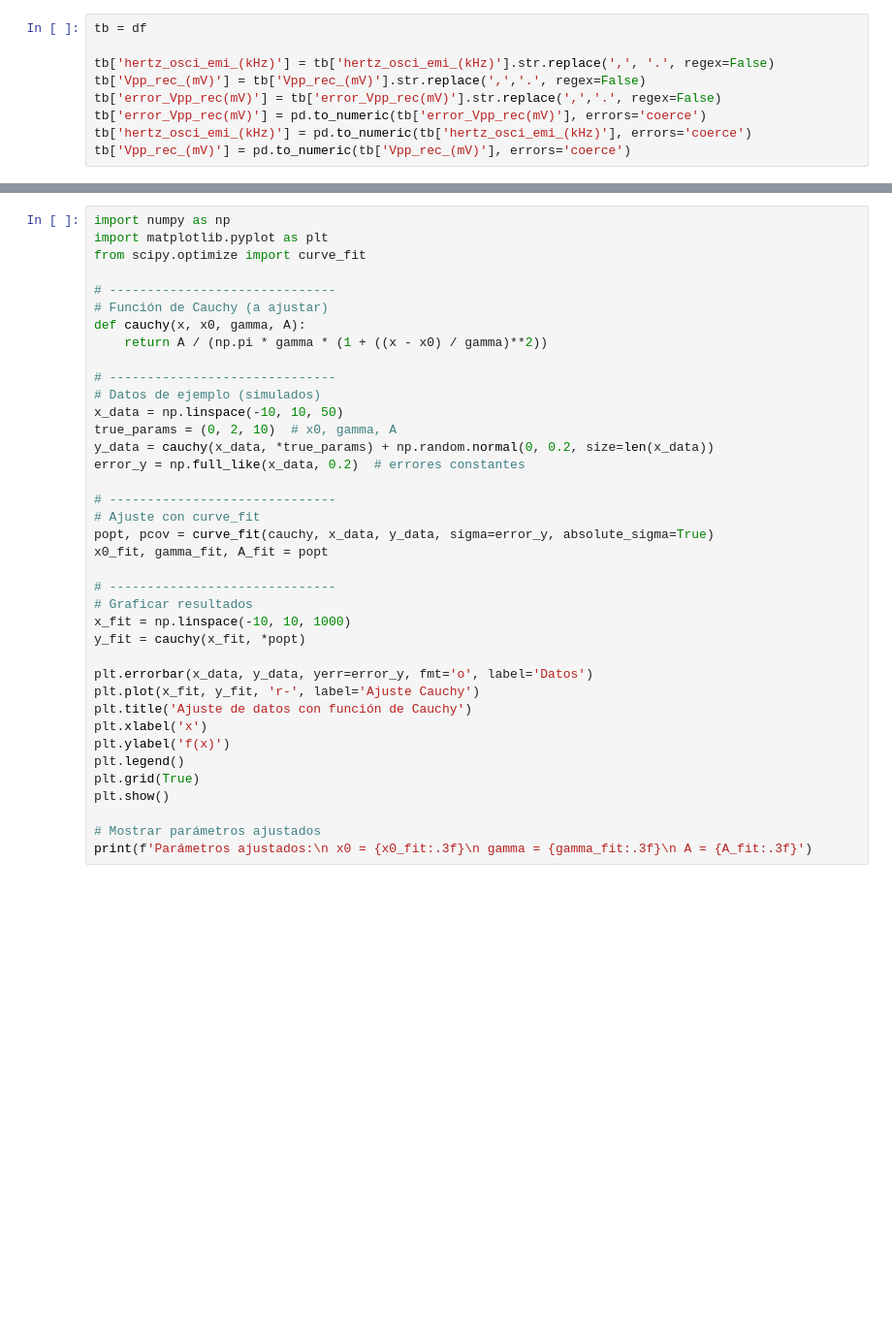
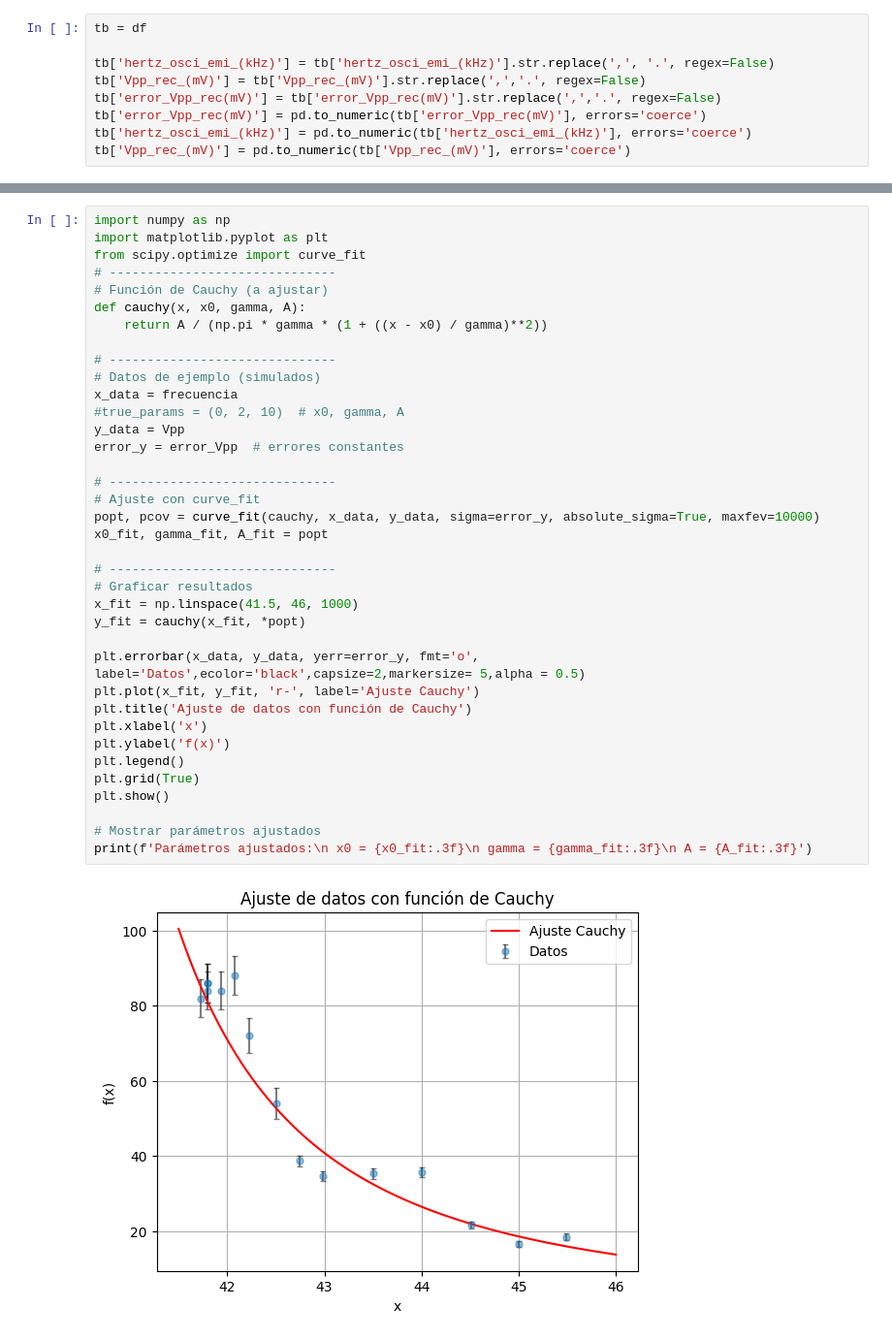
Before and after one commit to juanqwerty773/labo-2, a Jupyter notebook: segunda clase/codigo.ipynb, the cells around one changed output, grey strips where cells are left out. Shown: that part at 97% size. Drawn from its saved outputs; the diff is of its cells as text; blank space fills up the shorter version.

```diff
--- a/segunda clase/codigo.ipynb
+++ b/segunda clase/codigo.ipynb
@@ -18,38 +51,39 @@ tb['Vpp_rec_(mV)'] = pd.to_numeric(tb['Vpp_rec_(mV)'], errors='coerce')
 # %%
 import numpy as np
 import matplotlib.pyplot as plt
 from scipy.optimize import curve_fit
-
 # ------------------------------
 # Función de Cauchy (a ajustar)
 def cauchy(x, x0, gamma, A):
     return A / (np.pi * gamma * (1 + ((x - x0) / gamma)**2))
 
 # ------------------------------
 # Datos de ejemplo (simulados)
-x_data = np.linspace(-10, 10, 50)
-true_params = (0, 2, 10)  # x0, gamma, A
-y_data = cauchy(x_data, *true_params) + np.random.normal(0, 0.2, size=len(x_data))
-error_y = np.full_like(x_data, 0.2)  # errores constantes
+x_data = frecuencia
+#true_params = (0, 2, 10)  # x0, gamma, A
+y_data = Vpp
+error_y = error_Vpp  # errores constantes
 
 # ------------------------------
 # Ajuste con curve_fit
-popt, pcov = curve_fit(cauchy, x_data, y_data, sigma=error_y, absolute_sigma=True)
+popt, pcov = curve_fit(cauchy, x_data, y_data, sigma=error_y, absolute_sigma=True, maxfev=10000)
 x0_fit, gamma_fit, A_fit = popt
 
 # ------------------------------
 # Graficar resultados
-x_fit = np.linspace(-10, 10, 1000)
+x_fit = np.linspace(41.5, 46, 1000)
 y_fit = cauchy(x_fit, *popt)
 
-plt.errorbar(x_data, y_data, yerr=error_y, fmt='o', label='Datos')
+plt.errorbar(x_data, y_data, yerr=error_y, fmt='o', label='Datos',ecolor='black',capsize=2,markersize= 5,alpha = 0.5)
 plt.plot(x_fit, y_fit, 'r-', label='Ajuste Cauchy')
 plt.title('Ajuste de datos con función de Cauchy')
 plt.xlabel('x')
 plt.ylabel('f(x)')
 plt.legend()
 plt.grid(True)
 plt.show()
 
 # Mostrar parámetros ajustados
 print(f'Parámetros ajustados:\n x0 = {x0_fit:.3f}\n gamma = {gamma_fit:.3f}\n A = {A_fit:.3f}')
+# %% [output]
+[figure, added]
```
Also changed, not shown: parts of 7 cells of this notebook.
